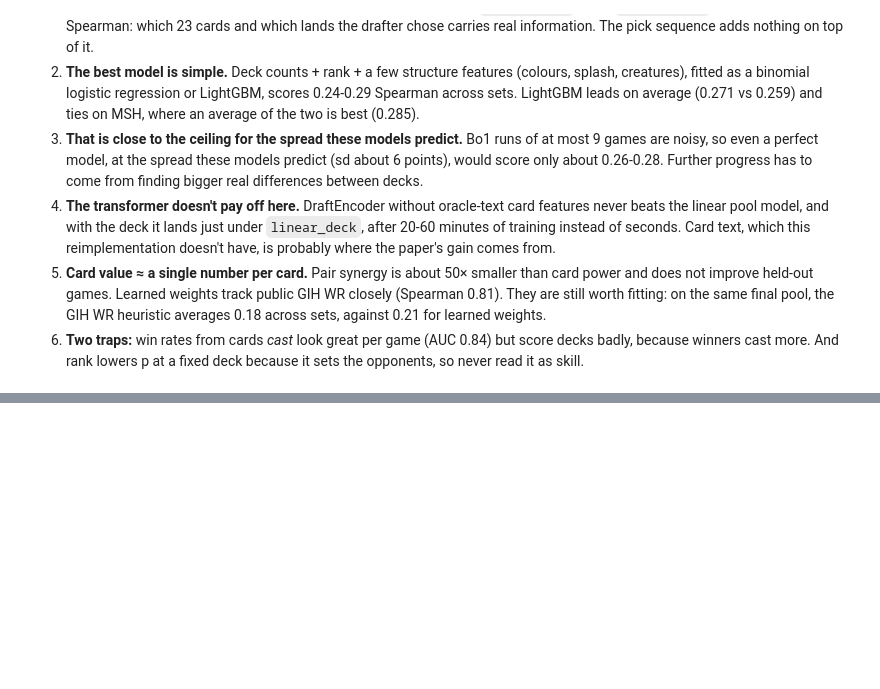
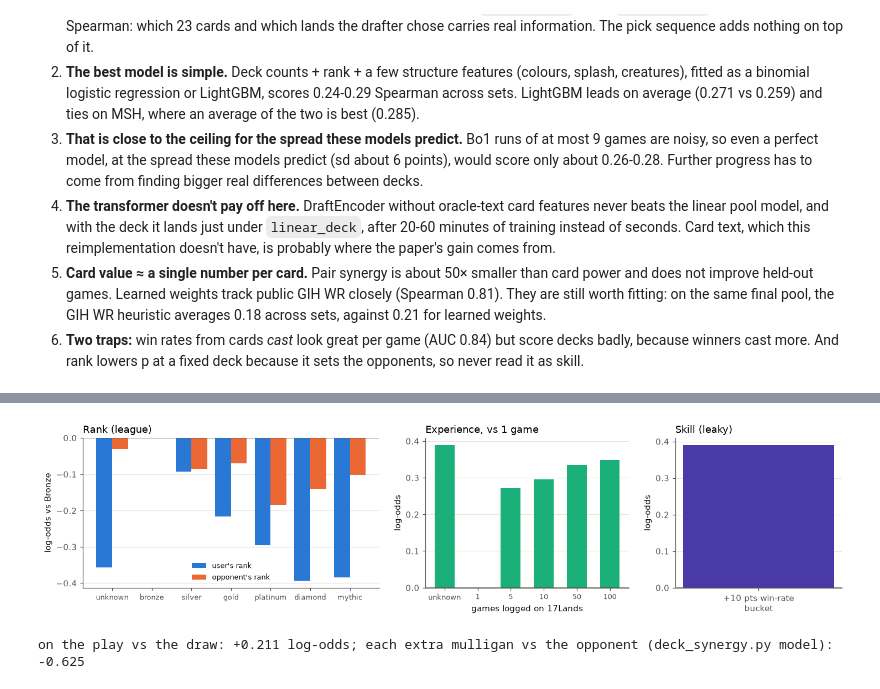
Before and after one commit to zscore/mtg-open-lane, a Jupyter notebook: notebooks/decks.ipynb, the cells around one changed output, grey strips where cells are left out. Saved outputs shown, nothing was run; the diff lists cells and outputs as text; code cells hidden in the pictures; blank space fills up the shorter version.

```diff
--- a/notebooks/deckstrength.ipynb
+++ b/notebooks/decks.ipynb
@@ -744,0 +1078,30 @@ mean over sets: {'GIH WR heuristic (pool)': 0.183, 'linear_pool': 0.2119, 'linea
+# %%
+gw = block_weights(MAIN, "game")
+mull_w = block_weights("deck_synergy.py (+ mulligans)", "mulligans")[0]
+rank_labels = ["unknown"] + list(RANK_ORDER)
+user_rank, opp_rank = gw[1:1 + N_RANKS], gw[1 + N_RANKS:1 + 2 * N_RANKS]
+exp_w = block_weights(MAIN, "experience")
+skill_w = block_weights(MAIN, "skill")
+
+fig, axes = plt.subplots(1, 3, figsize=(13.5, 3.4), gridspec_kw={"width_ratios": [1.6, 1.1, 0.9]})
+xx = np.arange(N_RANKS)
+axes[0].bar(xx - 0.2, user_rank - user_rank[1], width=0.4, color=BLUE, label="user's rank")
+axes[0].bar(xx + 0.2, opp_rank - opp_rank[1], width=0.4, color=ORANGE, label="opponent's rank")
+axes[0].set_xticks(xx, rank_labels, fontsize=8.5); axes[0].axhline(0, color=MUTED, lw=1)
+axes[0].set_ylabel("log-odds vs Bronze"); axes[0].legend(fontsize=8.5); axes[0].grid(axis="x", visible=False)
+axes[0].set_title("Rank (league)", loc="left")
+axes[1].bar(range(len(exp_w)), exp_w - exp_w[1], color=AQUA, width=0.6)
+axes[1].set_xticks(range(len(exp_w)), ["unknown", *N_GAMES_BUCKETS], fontsize=8.5)
+axes[1].axhline(0, color=MUTED, lw=1); axes[1].grid(axis="x", visible=False)
+axes[1].set_xlabel("games logged on 17Lands"); axes[1].set_title("Experience, vs 1 game", loc="left")
+axes[2].bar([0], [skill_w[0] * 0.1], color=VIOLET, width=0.5)
+axes[2].set_xticks([0], ["+10 pts win-rate\nbucket"]); axes[2].axhline(0, color=MUTED, lw=1)
+axes[2].grid(axis="x", visible=False); axes[2].set_title("Skill (leaky)", loc="left")
+for a in axes:
+    a.set_ylabel("log-odds") if a is not axes[0] else None
+plt.tight_layout(); plt.show()
+print(f"on the play vs the draw: {gw[0]:+.3f} log-odds; each extra mulligan vs the opponent "
+      f"(deck_synergy.py model): {mull_w:+.3f}")
+# %% [output]
+[figure, added]
+on the play vs the draw: +0.211 log-odds; each extra mulligan vs the opponent (deck_synergy.py model): -0.625
```
Also changed, not shown: parts of 31 cells of this notebook, 10 other files.
